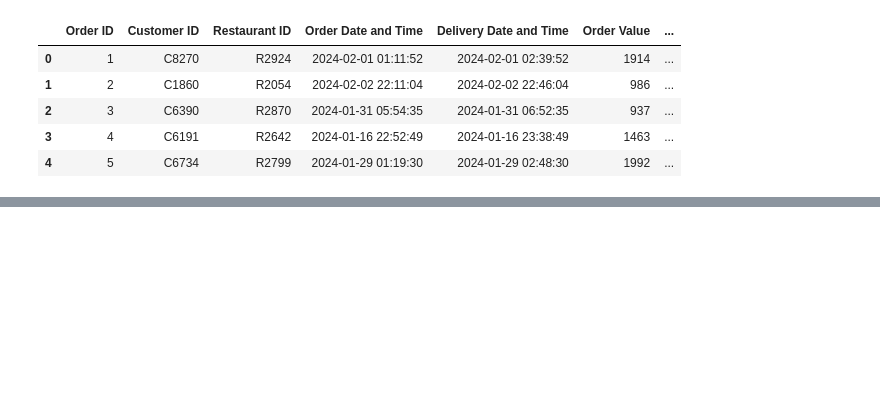
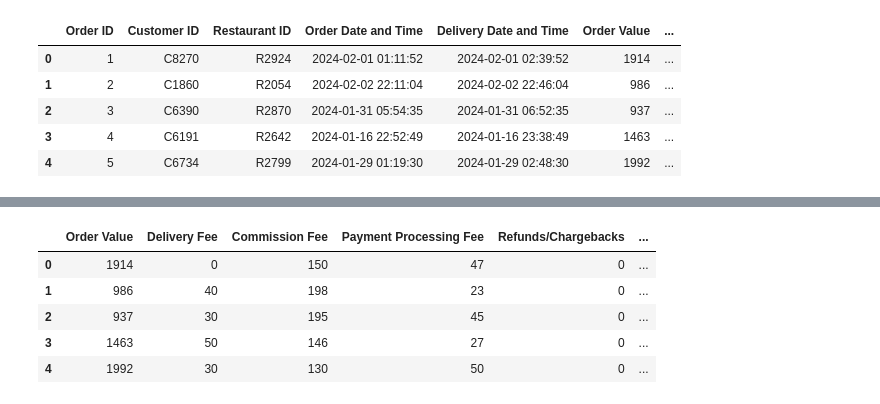
Before and after one commit to marcanthonny/projectDSML, a Jupyter notebook: kelompok5.ipynb, the cells around one changed output, grey strips where cells are left out. Cells and saved outputs as stored; diff of their text form; code cells hidden in the pictures; blank space fills up the shorter version.

```diff
--- a/kelompok5.ipynb
+++ b/kelompok5.ipynb
@@ -201,0 +86,14 @@ plt.show()
+# %%
+# Select relevant columns for clustering
+columns_for_clustering = ['Order Value', 'Delivery Fee', 'Commission Fee', 'Payment Processing Fee', 'Refunds/Chargebacks', 'Delivery Duration']
+df_clustering = df[columns_for_clustering]
+
+# Display the first few rows of the dataframe to verify the selected columns
+df_clustering.head()
+# %% [output]
+|  | Order Value | Delivery Fee | Commission Fee | Payment Processing Fee | Refunds/Chargebacks | ... |
+| 0 | 1914 | 0 | 150 | 47 | 0 | ... |
+| 1 | 986 | 40 | 198 | 23 | 0 | ... |
+| 2 | 937 | 30 | 195 | 45 | 0 | ... |
+| 3 | 1463 | 50 | 146 | 27 | 0 | ... |
+| 4 | 1992 | 30 | 130 | 50 | 0 | ... |
```
Also changed, not shown: parts of 26 cells of this notebook, 1 other file.
